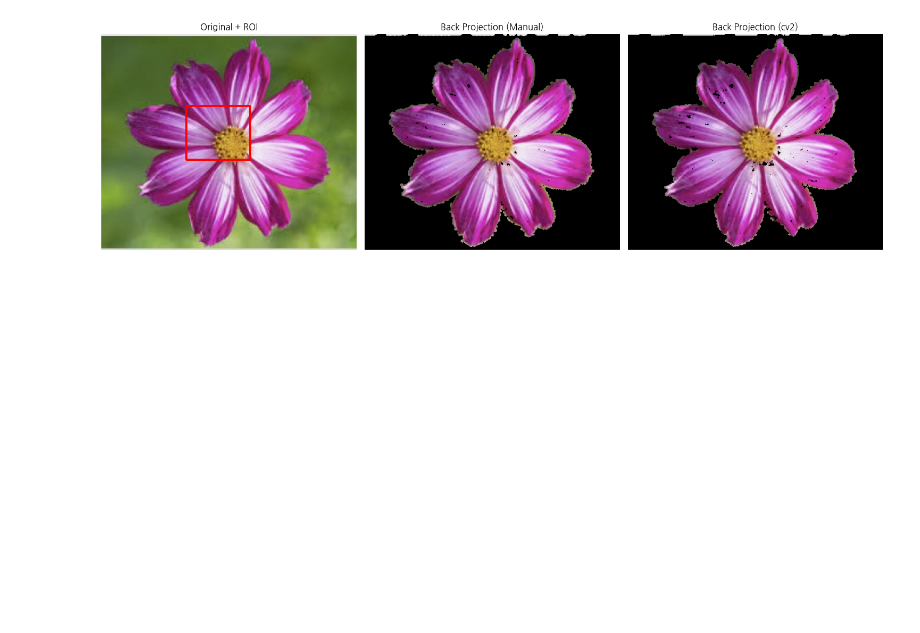
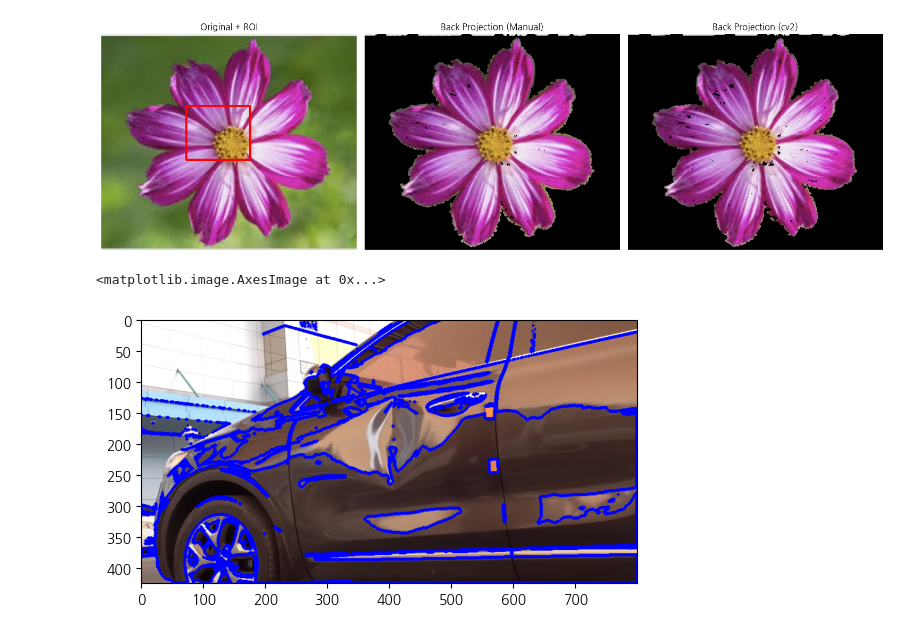
Before and after one commit to Racoon7828/KDT-14, a Jupyter notebook: [7]_CVISION/Test.ipynb, the cells around one changed output. Cells and saved outputs as stored; diff of their text form; code cells hidden in the pictures; blank space fills up the shorter version.

```diff
--- a/[7]_CVISION/Test.ipynb
+++ b/[7]_CVISION/Test.ipynb
@@ -102,3 +102,17 @@ plt.tight_layout()
 plt.show()
 # %% [output]
 [figure]
+# %%
+img = cv2.imread('./Data/images/car2.png')
+gray = cv2.cvtColor(img, cv2.COLOR_BGR2GRAY)
+
+ret, th = cv2.threshold(gray, 80, 255, cv2.THRESH_BINARY_INV)
+
+contours, hierachy = cv2.findContours(th, cv2.RETR_TREE, cv2.CHAIN_APPROX_SIMPLE)[-2:]
+# print(len(contours), hierachy)
+
+cv2.drawContours(img, contours, -1, (0,0,255), 4)
+plt.imshow(img)
+# %% [output]
+<matplotlib.image.AxesImage at 0x...>
+[figure, added]
```
Also changed, not shown: parts of 4 cells of this notebook, 10 other files.
